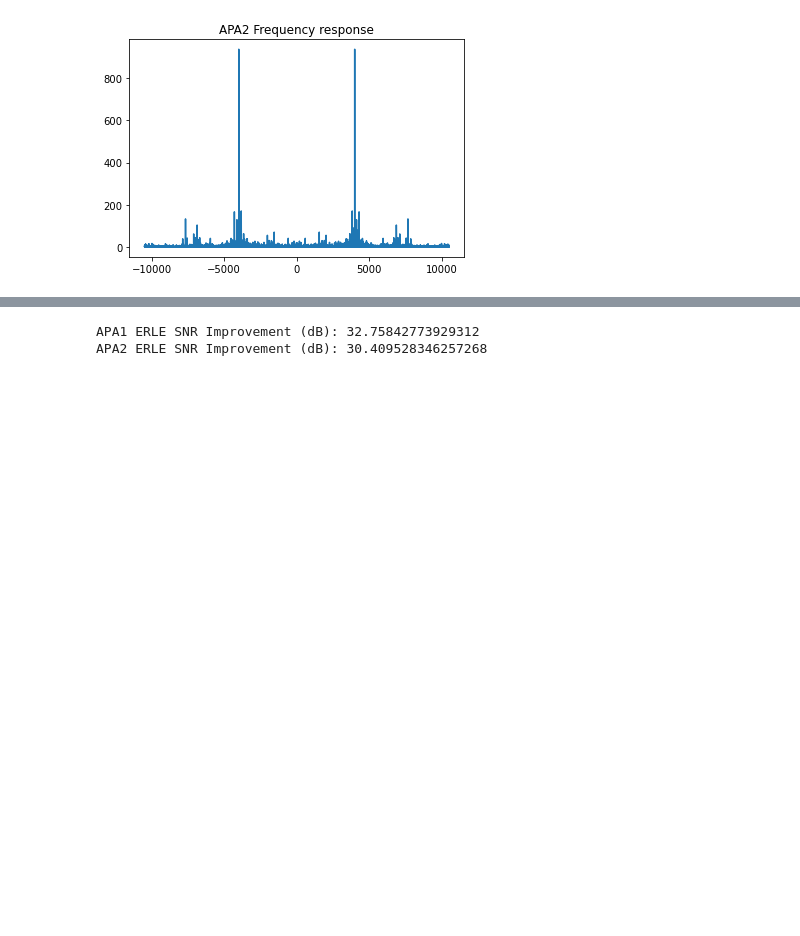
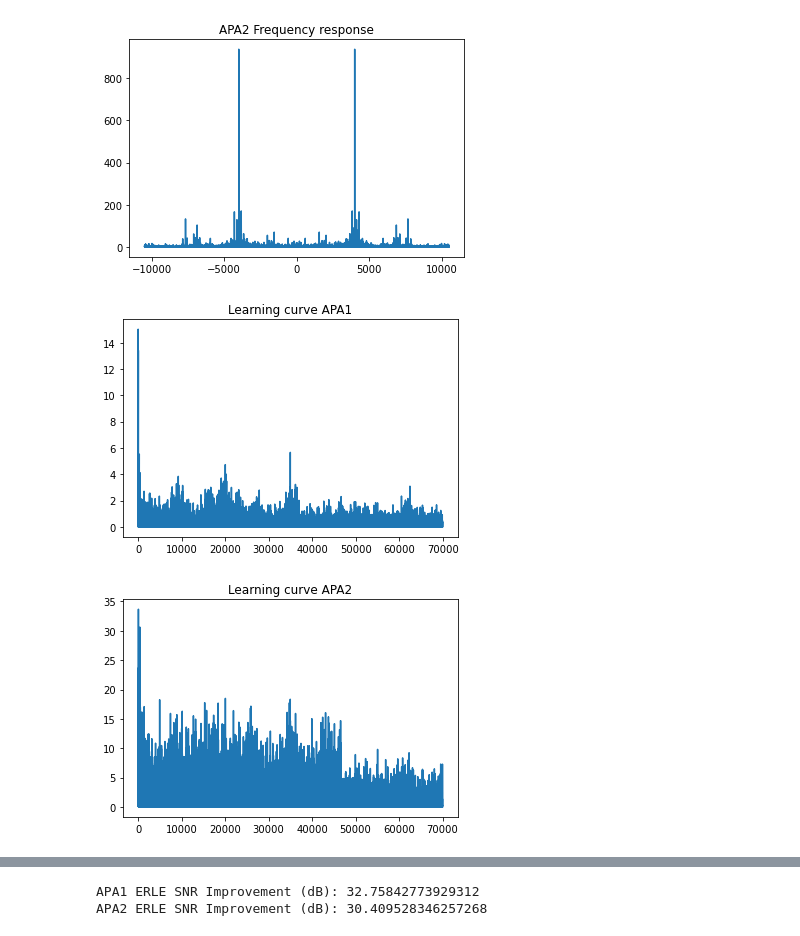
Before and after one commit to jcornell616/ML-for-time-series, a Jupyter notebook: Project1/Project1.ipynb, the cells around one changed output, grey strips where cells are left out. Cells and saved outputs as stored; diff of their text form; code cells hidden in the pictures; blank space fills up the shorter version.

Commit message:
added plots for pt 2

```diff
--- a/Project1/Project1.ipynb
+++ b/Project1/Project1.ipynb
@@ -311,3 +311,15 @@ plt.show()
 # %% [output]
 [figure]
 [figure]
+# %%
+#plot learning curves
+plt.plot(np.linspace(0, np.size(x)-L-K, np.size(x)-L-K), J)
+plt.title("Learning curve APA1")
+plt.show()
+
+plt.plot(np.linspace(0, np.size(x)-L2-K2, np.size(x)-L2-K2), J2)
+plt.title("Learning curve APA2")
+plt.show()
+# %% [output]
+[figure, added]
+[figure, added]
```
Also changed, not shown: parts of 4 cells of this notebook.
